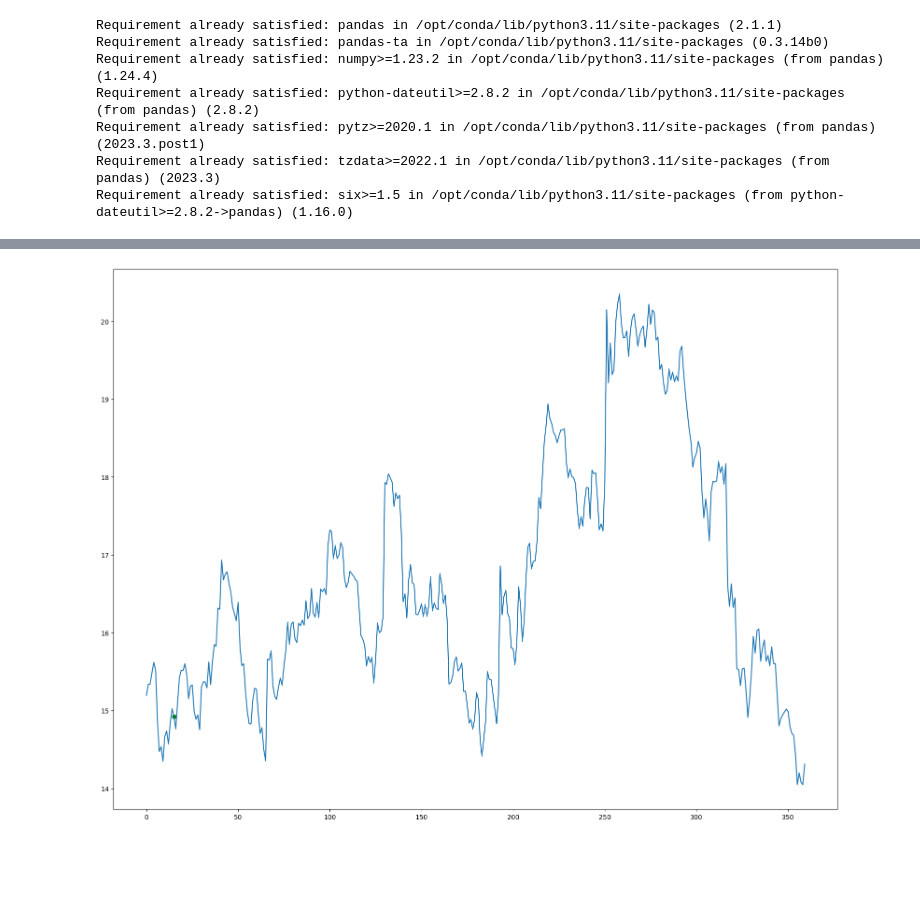
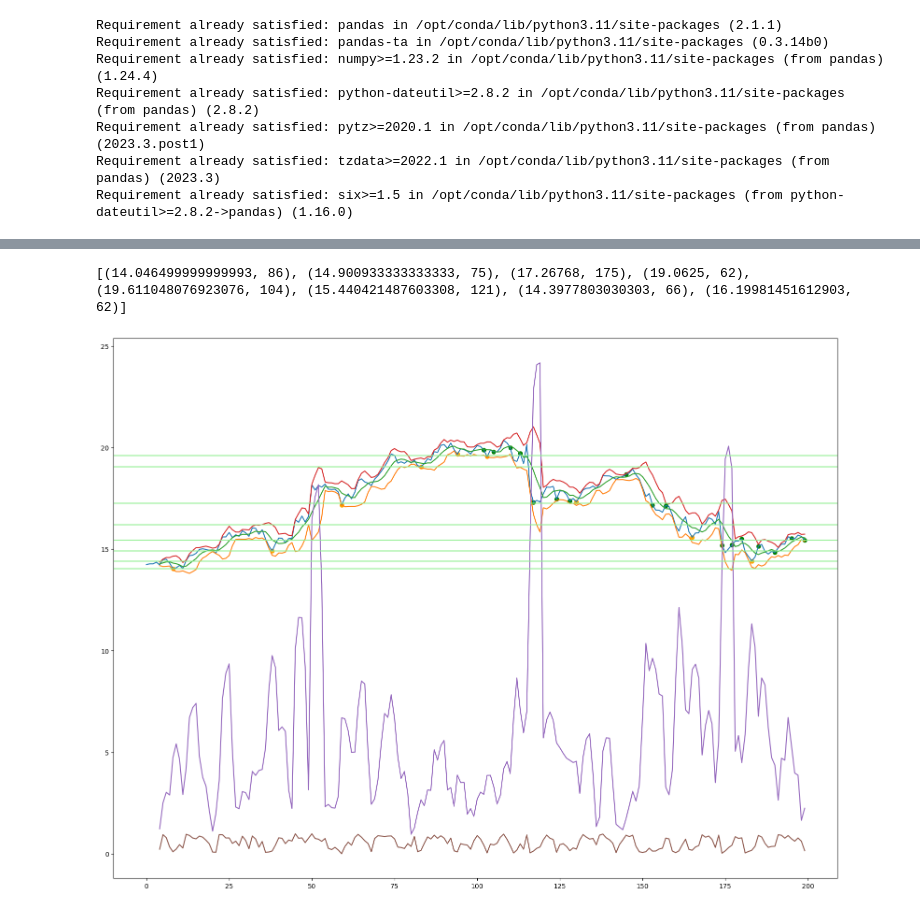
Before and after one commit to perlucas/travis, a Jupyter notebook: notebooks/strategy_lmins.ipynb, the cells around one changed output, grey strips where cells are left out. Cells and saved outputs as stored; diff of their text form; code cells hidden in the pictures; blank space fills up the shorter version.

Commit message:
strategy lmins

```diff
--- a/notebooks/strategy_lmins.ipynb
+++ b/notebooks/strategy_lmins.ipynb
@@ -92,8 +92,8 @@ t = BotTracker(start_index + WINDOW_SIZE - 1)
 b = Bot(money=5000, events_listener=t)
 print(f"Initial money: {b.budget()}")
 
-def compute_lmins(df):
-    n = 15 #rolling period
+def compute_lmins(df, n=15):
+    #n = 15 #rolling period
     lmins = df.loc[df['Close'] == df['Close'].rolling(n, center=True).min(), 'Close']
     return lmins
 
@@ -125,25 +135,38 @@ Money at the end: 5120.5348167012935
 # %%
 import matplotlib.pyplot as plt
 
 S=0
-E=360
+E=200
 #tsignals = ta.adx(df['High'], df['Low'], df['Close']).to_numpy()
 
 prices = df['Close'].to_numpy()
-#ma20 = df['RSI'].to_numpy()
+mins = compute_lmins(df, 15)
+mins = mins.loc[S:E]
+
+bb = ta.bbands(df['Close'])
 
 plt.figure(figsize=(20, 15))
 plt.plot(prices[S:E])
-#plt.plot(ma20[S:E])
-#plt.plot(ma50[S:E])
-#plt.plot(ma100[S:E])
-#plt.plot(tsignals[S:E]-100)
+
+bb[0:E-S] = bb[S:E]
+plt.plot(bb[0:E-S])
+
+for k in mins.keys():
+    plt.scatter(k-S, mins[k], color="orange")
+
 
 opened_positions_data = t.get_for_rendering()
 for p in opened_positions_data:
     if p["index"] < S or p["index"] > E:
         continue
     #plt.axvline(x=p["index"]-S, color='green')
     plt.scatter(p["index"]-S, p["price"], color="green")
+
+l_groups = b.get_groups()
+print(l_groups)
+for g in l_groups:
+    y,_ = g
+    plt.axhline(y=y, color="lightgreen")
 # %% [output]
+[(14.046499999999993, 86), (14.900933333333333, 75), (17.26768, 175), (19.0625, 62), (19.611048076923076, 104), (15.440421487603308, 121), (14.3977803030303, 66), (16.19981451612903, 62)]
-[figure, old version]
+[figure, new version]
```
Also changed, not shown: parts of 5 cells of this notebook, 1 other file.
